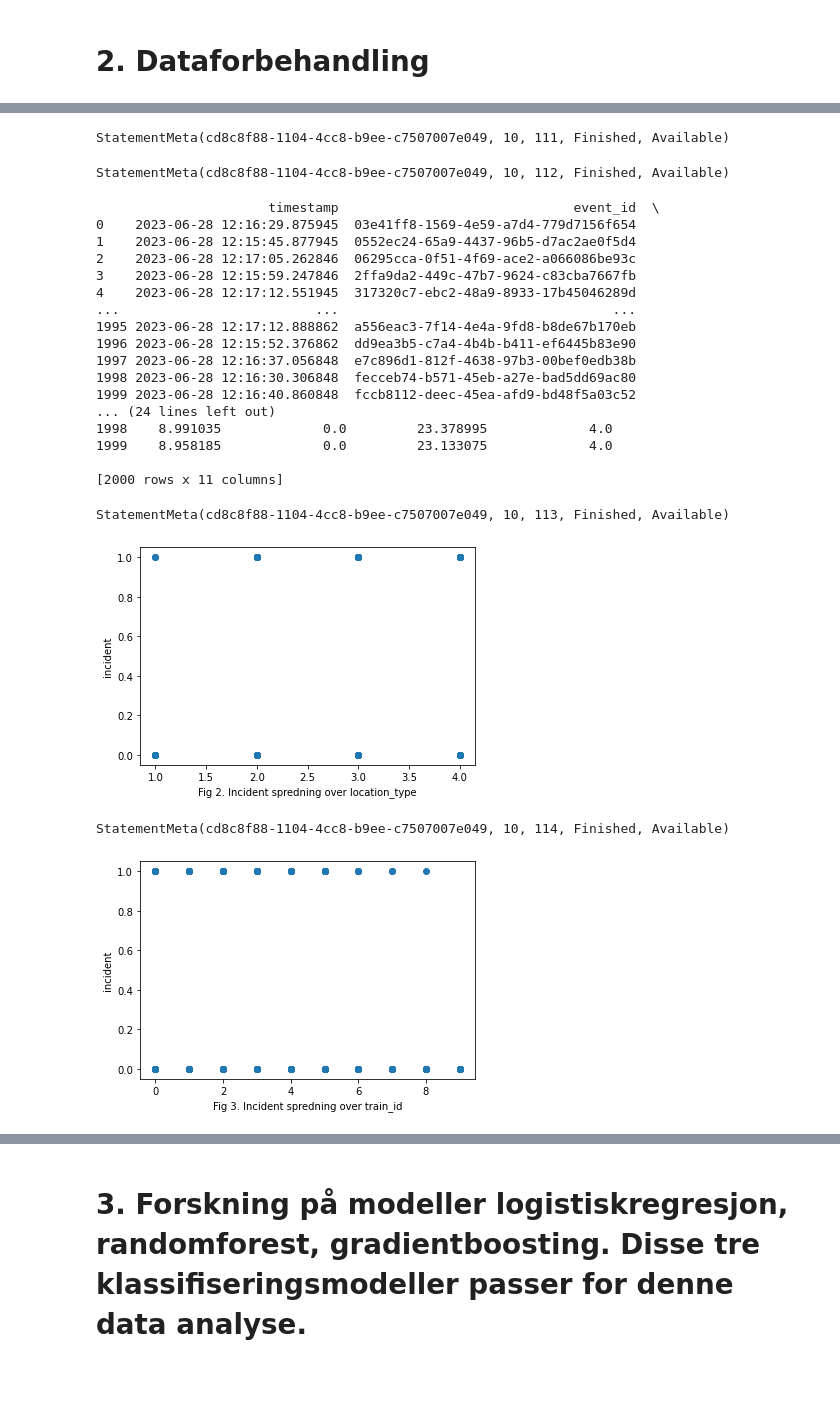
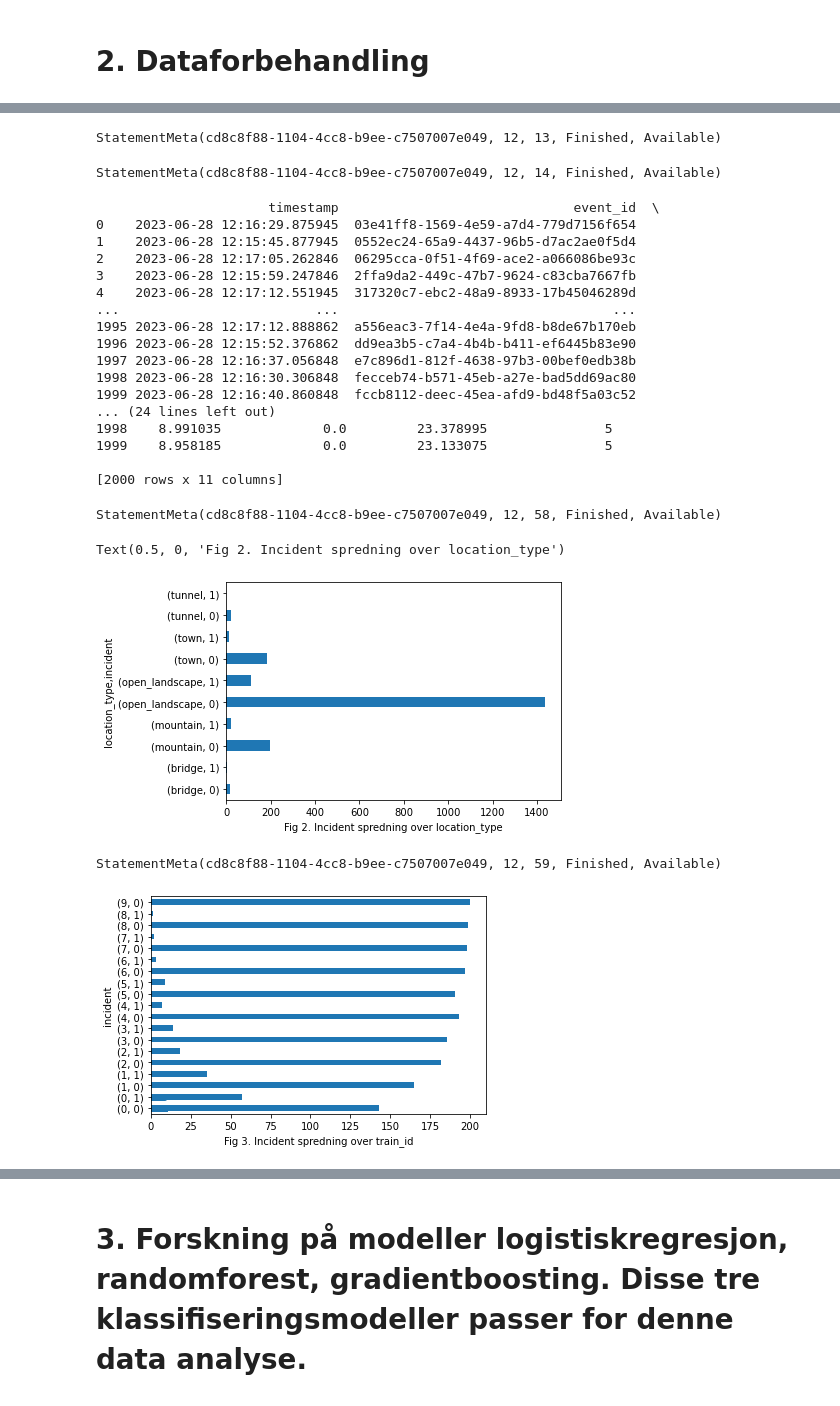
Before and after one commit to mengtsian/Qian, a Jupyter notebook: eltog_azure.ipynb, the cells around one changed output, grey strips where cells are left out. Cells and saved outputs as stored; diff of their text form; code cells hidden in the pictures.

```diff
--- a/eltog_azure.ipynb
+++ b/eltog_azure.ipynb
@@ -76,19 +77,20 @@ def map_location_type(location):
     mapping = {
         'bridge': 1,
         'mountain': 2,
-        'open_landscape': 3,
-        'town': 4
+        'tunnel': 3,
+        'open_landscape': 4,
+        'town': 5
     }
     return mapping.get(location, None)  # Returnere None hvis location ikke er i mapping.
 
 
 df['location_type1'] = df['location_type'].apply(map_location_type)
 # %% [output]
-StatementMeta(cd8c8f88-1104-4cc8-b9ee-c7507007e049, 10, 111, Finished, Available)
+StatementMeta(cd8c8f88-1104-4cc8-b9ee-c7507007e049, 12, 13, Finished, Available)
 # %%
 print(df)
 # %% [output]
-StatementMeta(cd8c8f88-1104-4cc8-b9ee-c7507007e049, 10, 112, Finished, Available)
+StatementMeta(cd8c8f88-1104-4cc8-b9ee-c7507007e049, 12, 14, Finished, Available)
                       timestamp                              event_id  \
 0    2023-06-28 12:16:29.875945  03e41ff8-1569-4e59-a7d4-779d7156f654
 1    2023-06-28 12:15:45.877945  0552ec24-65a9-4437-96b5-d7ac2ae0f5d4
@@ -102,30 +104,27 @@ StatementMeta(cd8c8f88-1104-4cc8-b9ee-c7507007e049, 10, 112, Finished, Available
 1998 2023-06-28 12:16:30.306848  fecceb74-b571-45eb-a27e-bad5dd69ac80
 1999 2023-06-28 12:16:40.860848  fccb8112-deec-45ea-afd9-bd48f5a03c52
 ... (24 lines left out)
-1998    8.991035             0.0         23.378995             4.0
-1999    8.958185             0.0         23.133075             4.0
+1998    8.991035             0.0         23.378995               5
+1999    8.958185             0.0         23.133075               5
 
 [2000 rows x 11 columns]
 # %%
-x = df[["location_type1"]]
-y = df["incident"]
-plt.scatter(x,y)
+y = df[["location_type"]]
+x = df["incident"]
+
+df.groupby(["location_type", "incident"])["incident"].count().plot.barh()
 plt.xlabel("Fig 2. Incident spredning over location_type")
-plt.ylabel("incident")
-plt.show()
 # %% [output]
-StatementMeta(cd8c8f88-1104-4cc8-b9ee-c7507007e049, 10, 113, Finished, Available)
+StatementMeta(cd8c8f88-1104-4cc8-b9ee-c7507007e049, 12, 58, Finished, Available)
+Text(0.5, 0, 'Fig 2. Incident spredning over location_type')
-[figure, old version]
+[figure, new version]
 # %%
-x = df[["train_id"]]
-y = df["incident"]
-plt.scatter(x,y)
+df.groupby(["train_id", "incident"])["incident"].count().plot.barh()
 plt.xlabel("Fig 3. Incident spredning over train_id")
-plt.ylabel("incident")
 plt.show()
 # %% [output]
-StatementMeta(cd8c8f88-1104-4cc8-b9ee-c7507007e049, 10, 114, Finished, Available)
+StatementMeta(cd8c8f88-1104-4cc8-b9ee-c7507007e049, 12, 59, Finished, Available)
-[figure, old version]
+[figure, new version]
 # %%
 x = df[["timestamp"]]
 y = df["incident"]
```
Also changed, not shown: parts of 28 cells of this notebook.
